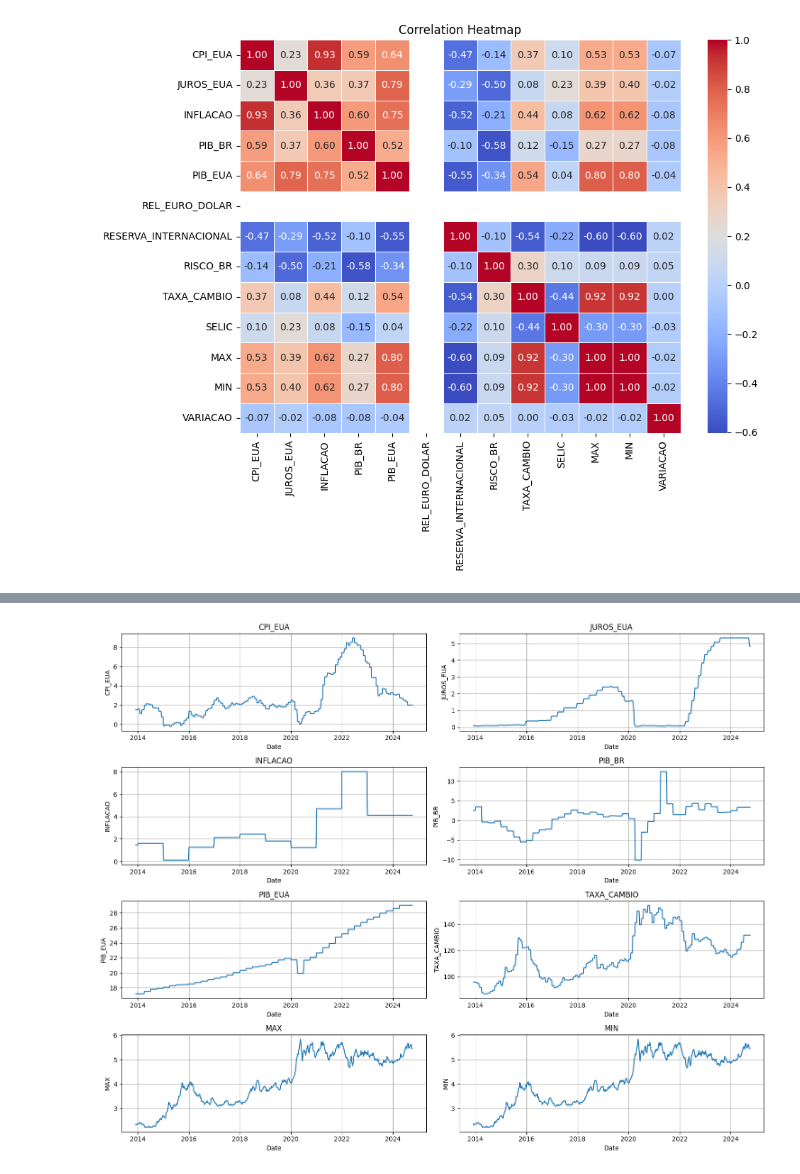
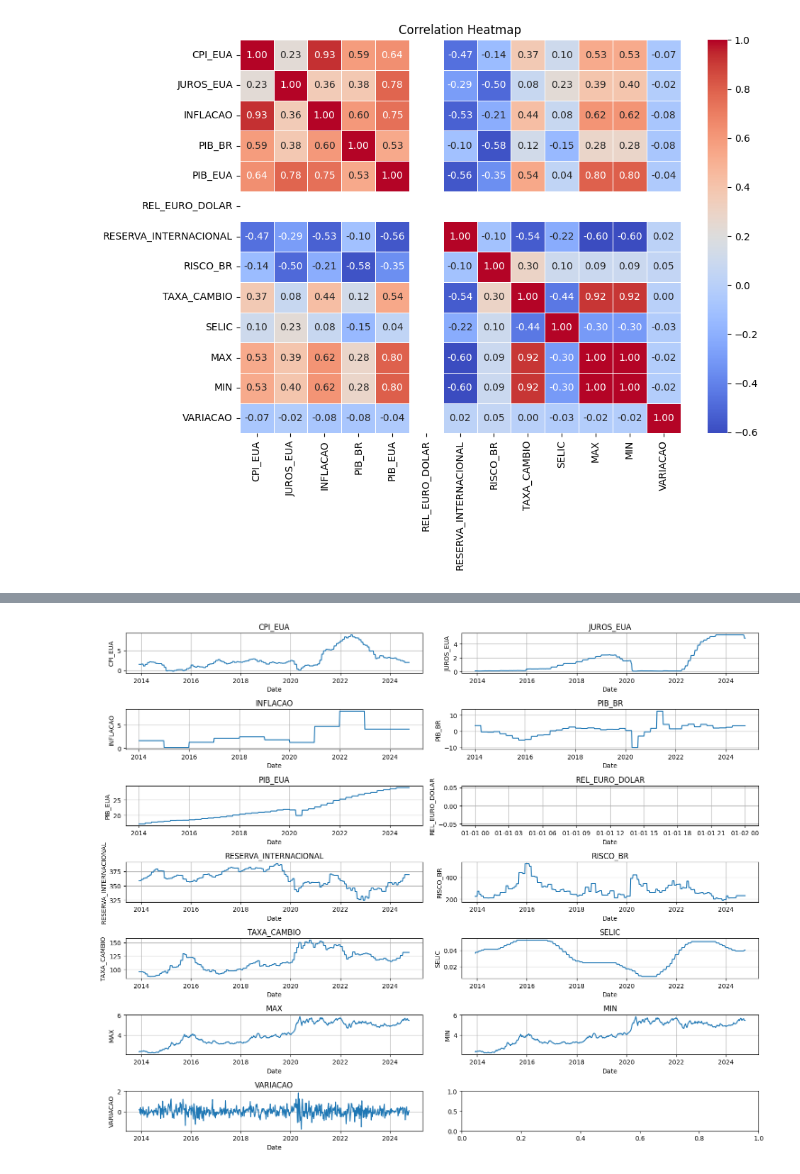
Before and after one commit to kauansatc/datascience-abp, a Jupyter notebook: main.ipynb, the cells around one changed output, grey strips where cells are left out. Cells and saved outputs as stored; diff of their text form; code cells hidden in the pictures.

```diff
--- a/main.ipynb
+++ b/main.ipynb
@@ -60,7 +60,7 @@ JUROS_EUA.drop(columns=["DATE"], inplace=True)
 JUROS_EUA.rename(columns={JUROS_EUA.columns[0]: "JUROS_EUA"}, inplace=True)
 JUROS_EUA['JUROS_EUA'] = pd.to_numeric(JUROS_EUA['JUROS_EUA'], errors='coerce')
 
-INFLACAO_EUA["ts"] = pd.to_datetime(INFLACA_EUA["DATE"])
+INFLACAO_EUA["ts"] = pd.to_datetime(INFLACAO_EUA["DATE"])
 INFLACAO_EUA.drop(columns=["DATE"], inplace=True)
 INFLACAO_EUA.rename(columns={INFLACAO_EUA.columns[0]: "INFLACAO"}, inplace=True)
 
@@ -107,7 +107,7 @@ TAXA_SELIC['SELIC'] = TAXA_SELIC['SELIC'].str.replace(',', '.', regex=False)
 TAXA_SELIC['SELIC'] = pd.to_numeric(TAXA_SELIC['SELIC'], errors='coerce')
 
 
-USD_BRL_HIST["ts"] = pd.to_datetime(USB_BRL_HIST["Data"], format="%d.%m.%Y", errors="coerce")
+USD_BRL_HIST["ts"] = pd.to_datetime(USD_BRL_HIST["Data"], format="%d.%m.%Y", errors="coerce")
 USD_BRL_HIST.drop(columns=["Data", "Último", "Abertura", "Vol."], inplace=True)
 USD_BRL_HIST.rename(columns={
     "Máxima": "MAX",
@@ -240,7 +188,5 @@ memory usage: 572.9 KB
 # %%
-import seaborn as sns
-
-df = filled[filled.index>pd.Timestamp("2013-11-24")]
+df = grouped[grouped.index>pd.Timestamp("2013-11-24")].ffill()
 
 # Plot a correlation heatmap
 plt.figure(figsize=(10, 8))
@@ -251,13 +197,3 @@ plt.tight_layout()
 plt.show()
 # %% [output]
 [figure]
-# %%
-df = df.drop(columns=["RESERVA_INTERNACIONAL", "REL_EURO_DOLAR", "RISCO_BR", "SELIC", "VARIACAO"])
-
-# Plot a correlation heatmap
-plt.figure(figsize=(10, 8))
-correlation_matrix = df.corr()
-sns.heatmap(correlation_matrix, annot=True, cmap='coolwarm', fmt=".2f", linewidths=0.5)
-plt.title('Correlation Heatmap')
-plt.tight_layout()
-plt.show()
@@ -266,18 +200,18 @@ plt.show()
 # %%
 # Create subplots for different columns
-fig, axes = plt.subplots(4, 2, figsize=(15, 12))
+fig, axes = plt.subplots(7, 2, figsize=(15, 12))
 
 # Plotting each column in a separate subplot
 # columns =
 for i, col in enumerate(df.columns):
     ax = axes[i // 2, i % 2]
     ax.plot(df.index, df[col])
     ax.set_title(col)
     ax.set_xlabel('Date')
     ax.set_ylabel(col)
     ax.grid(True)
 
 plt.tight_layout()
 plt.show()
 # %% [output]
-[figure, old version]
+[figure, new version]
```
Also changed, not shown: parts of 2 cells of this notebook, 3 other files.
